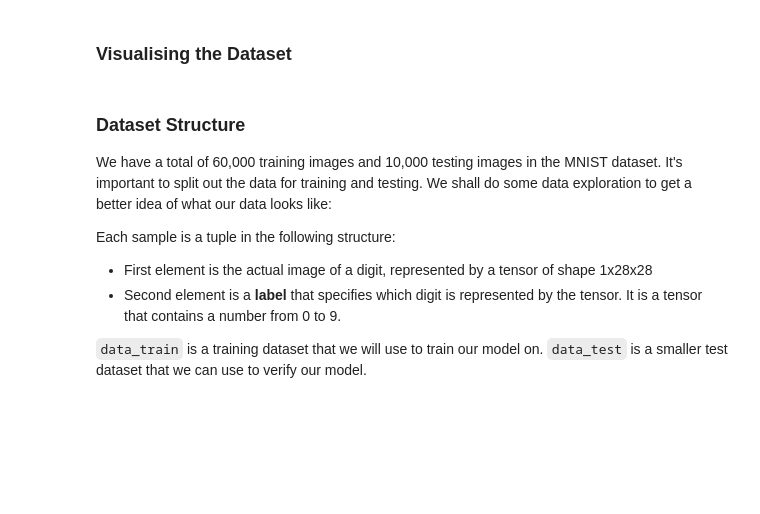
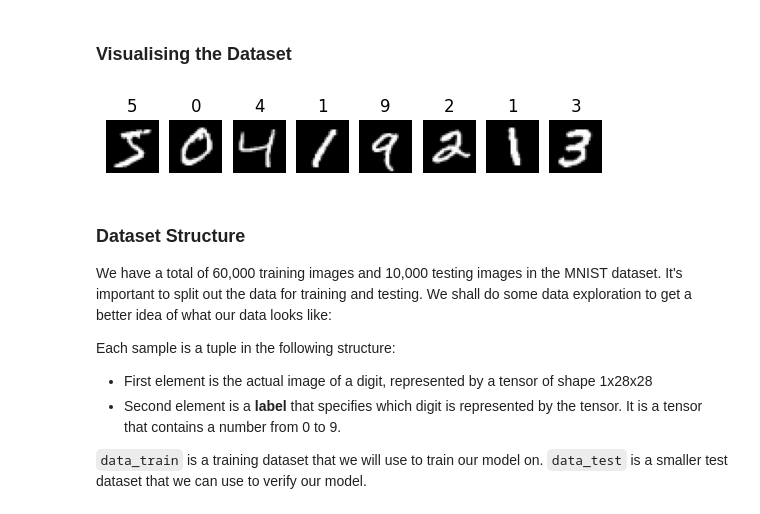
Before and after one commit to maxtost10/Hands-on-Deep-Learning, a Jupyter notebook: HODL_CV_Audio.ipynb, the cells around one changed output. Drawn from its saved outputs; the diff is of its cells as text; code cells hidden in the pictures; blank space fills up the shorter version.

```diff
--- a/HODL_CV_Audio.ipynb
+++ b/HODL_CV_Audio.ipynb
@@ -74,11 +112,13 @@ data_test = torchvision.datasets.MNIST('./data',
 # %% [markdown]
 ### Visualising the Dataset
 # %%
-fig,ax = plt.subplots(1,7)
-for i in range(7):
+fig,ax = plt.subplots(1,8)
+for i in range(8):
     ax[i].imshow(data_train[i][0].view(28,28), cmap='gray')
     ax[i].set_title(data_train[i][1])
     ax[i].axis('off')
+# %% [output]
+[figure, added]
 # %% [markdown]
 ### Dataset Structure
 
```
Also changed, not shown: parts of 13 cells of this notebook.
